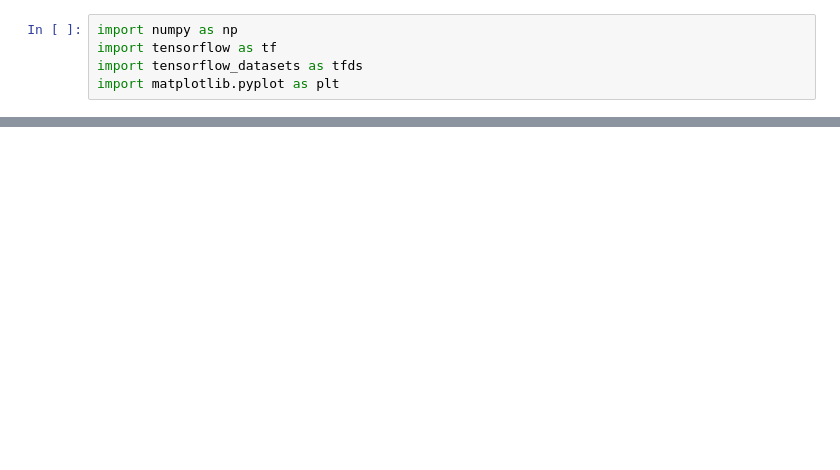
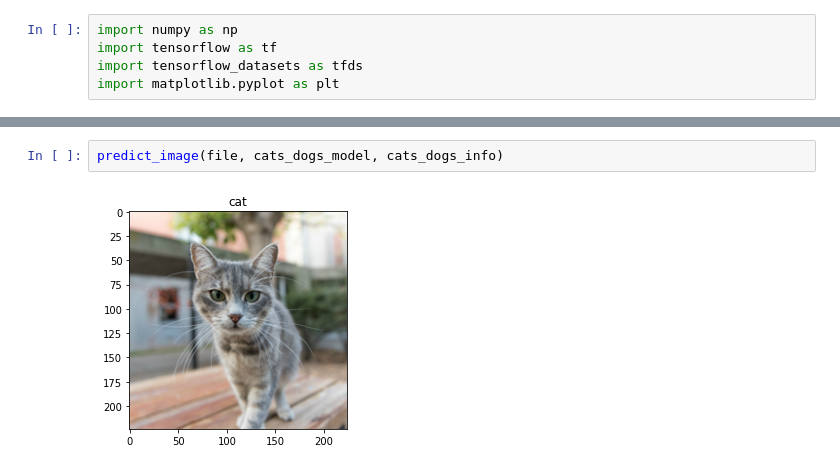
Before and after one commit to tabris2015/dog-breed-detection-service, a Jupyter notebook: notebooks/test_model.ipynb, the cells around one changed output, grey strips where cells are left out. Saved outputs shown, nothing was run; the diff lists cells and outputs as text; blank space fills up the shorter version.

```diff
--- a/notebooks/test_model.ipynb
+++ b/notebooks/test_model.ipynb
@@ -67,0 +87,4 @@ Text(0.5, 1.0, 'shih')
+# %%
+predict_image(file, cats_dogs_model, cats_dogs_info)
+# %% [output]
+[figure, added]
```
Also changed, not shown: parts of 8 cells of this notebook, 5 other files.
